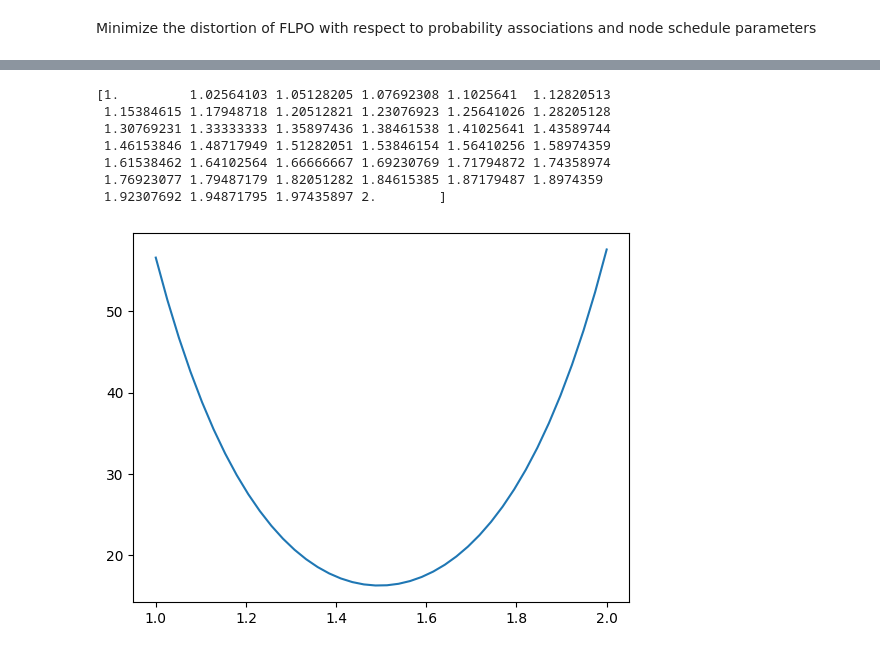
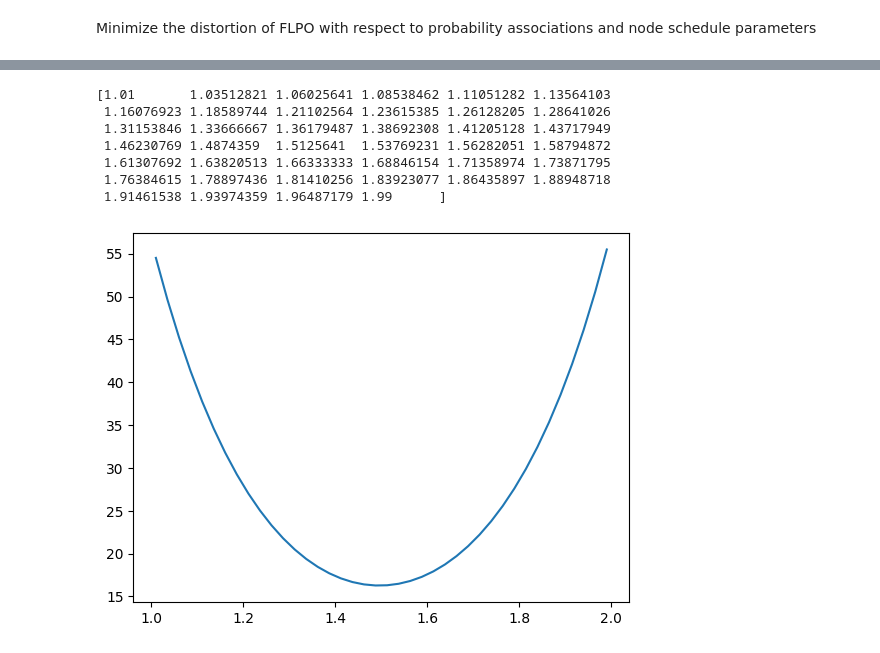
Before and after one commit to dt-1729/NASA_ULI, a Jupyter notebook: FLPO_scipy_optimizer.ipynb, the cells around one changed output, grey strips where cells are left out. Cells and saved outputs as stored; diff of their text form; code cells hidden in the pictures.

```diff
--- a/FLPO_scipy_optimizer.ipynb
+++ b/FLPO_scipy_optimizer.ipynb
@@ -458,20 +466,21 @@ stage --  2
 # %%
-# just a test block
+#just a test block
 
-x = np.linspace(1, 2, 40)
+x = np.linspace(1.01, 1.99, 40)
 print(x)
 a = 4
 b = 4
 fx = x + np.exp(-a*(1 - x)) + np.exp(-b*(x - 2))
+# fx = x + 1/(x-1) + 1/(2 - x)
 
 plt.plot(x, fx)
 plt.show()
 # %% [output]
-[1.         1.02564103 1.05128205 1.07692308 1.1025641  1.12820513
- 1.15384615 1.17948718 1.20512821 1.23076923 1.25641026 1.28205128
- 1.30769231 1.33333333 1.35897436 1.38461538 1.41025641 1.43589744
- 1.46153846 1.48717949 1.51282051 1.53846154 1.56410256 1.58974359
- 1.61538462 1.64102564 1.66666667 1.69230769 1.71794872 1.74358974
- 1.76923077 1.79487179 1.82051282 1.84615385 1.87179487 1.8974359
- 1.92307692 1.94871795 1.97435897 2.        ]
+[1.01       1.03512821 1.06025641 1.08538462 1.11051282 1.13564103
+ 1.16076923 1.18589744 1.21102564 1.23615385 1.26128205 1.28641026
+ 1.31153846 1.33666667 1.36179487 1.38692308 1.41205128 1.43717949
+ 1.46230769 1.4874359  1.5125641  1.53769231 1.56282051 1.58794872
+ 1.61307692 1.63820513 1.66333333 1.68846154 1.71358974 1.73871795
+ 1.76384615 1.78897436 1.81410256 1.83923077 1.86435897 1.88948718
+ 1.91461538 1.93974359 1.96487179 1.99      ]
-[figure, old version]
+[figure, new version]
```
Also changed, not shown: parts of 2 cells of this notebook.
